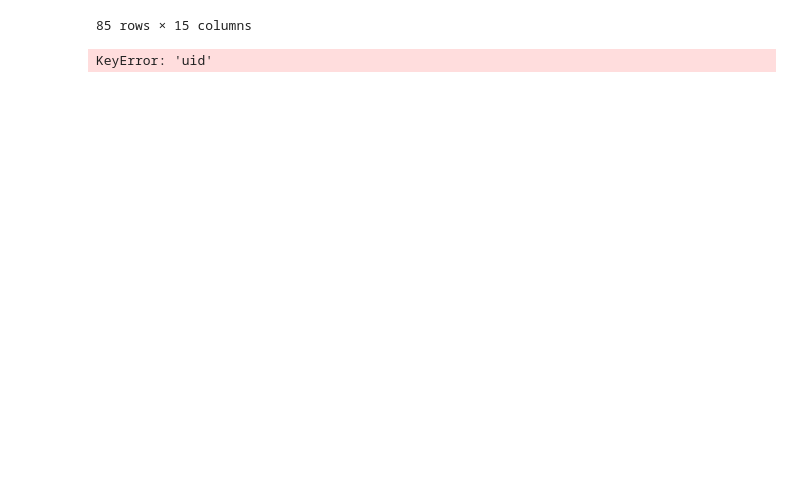
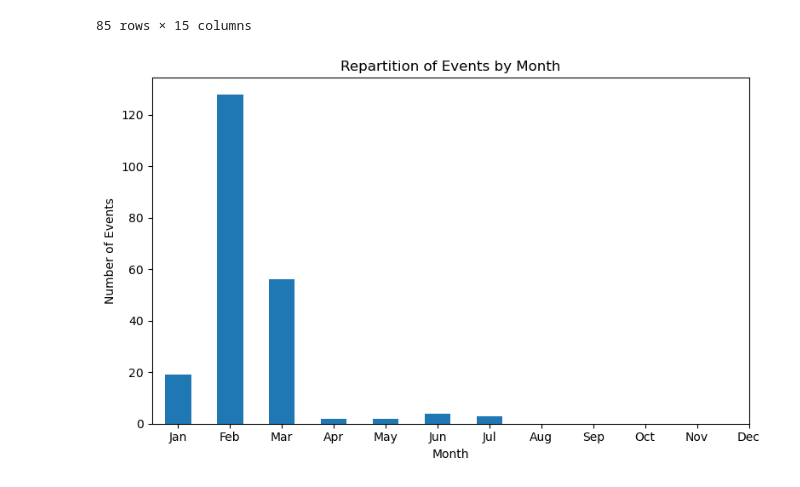
Before and after one commit to eliselavy/iftr25, a Jupyter notebook: article.ipynb, the cells around one changed output. Cells and saved outputs as stored; diff of their text form; code cells hidden in the pictures; blank space fills up the shorter version.

```diff
--- a/article.ipynb
+++ b/article.ipynb
@@ -162,9 +170,33 @@ df
 | luxwort-1924-03-01-a-i0045 | ad | Pub. 20 Page 6 |  | [{'uid': 'aida-0001-54-Luxembourg... | [{'uid': 'aida-0001-50-Corrie_Win... | [{'uid': 'tm-de-all-v2.0_tp02_de'... | 2436 | 1 | de | ... |
 | luxwort-1925-02-21-a-i0054 | ad | Pub. 19 Page 6 |  | [{'uid': 'aida-0001-54-Fortuna_Dü... | [] | [{'uid': 'tm-de-all-v2.0_tp02_de'... | 3170 | 1 | de | ... |
 85 rows × 15 columns
-# %%
-# Loop through the DataFrame and extract the first column 'uid'
-for uid in df['uid']:
-    print(uid)
-# %% [output]
-KeyError: 'uid'
+# %%
+import pandas as pd
+import matplotlib.pyplot as plt
+# Load the CSV file
+events_df = pd.read_csv('event.csv')
+
+# Extract the month from the publication date
+# Use 'mixed' format to handle both "%Y-%m-%d" and "%Y-%m-%d-%H:%M:%S"
+events_df['month'] = pd.to_datetime(events_df['publication_date'], format='mixed', errors='coerce').dt.month
+# Adjust the date parsing to match the format in your CSV
+# Try parsing with '%Y-%m-%d' instead of '%Y-%m-%d-%H:%M:%S'
+
+
+# Count the number of events per month
+month_counts = events_df['month'].value_counts().sort_index()
+
+# Plot the repartition of events by month
+plt.figure(figsize=(8, 5))
+month_counts.plot(kind='bar')
+plt.xlabel('Month')
+plt.ylabel('Number of Events')
+plt.title('Repartition of Events by Month')
+plt.xticks(ticks=range(0,12), labels=[
+    'Jan', 'Feb', 'Mar', 'Apr', 'May', 'Jun',
+    'Jul', 'Aug', 'Sep', 'Oct', 'Nov', 'Dec'
+], rotation=0)
+plt.tight_layout()
+plt.show()
+# %% [output]
+[figure, added]
```
Also changed, not shown: parts of 10 cells of this notebook, 9 other files.
